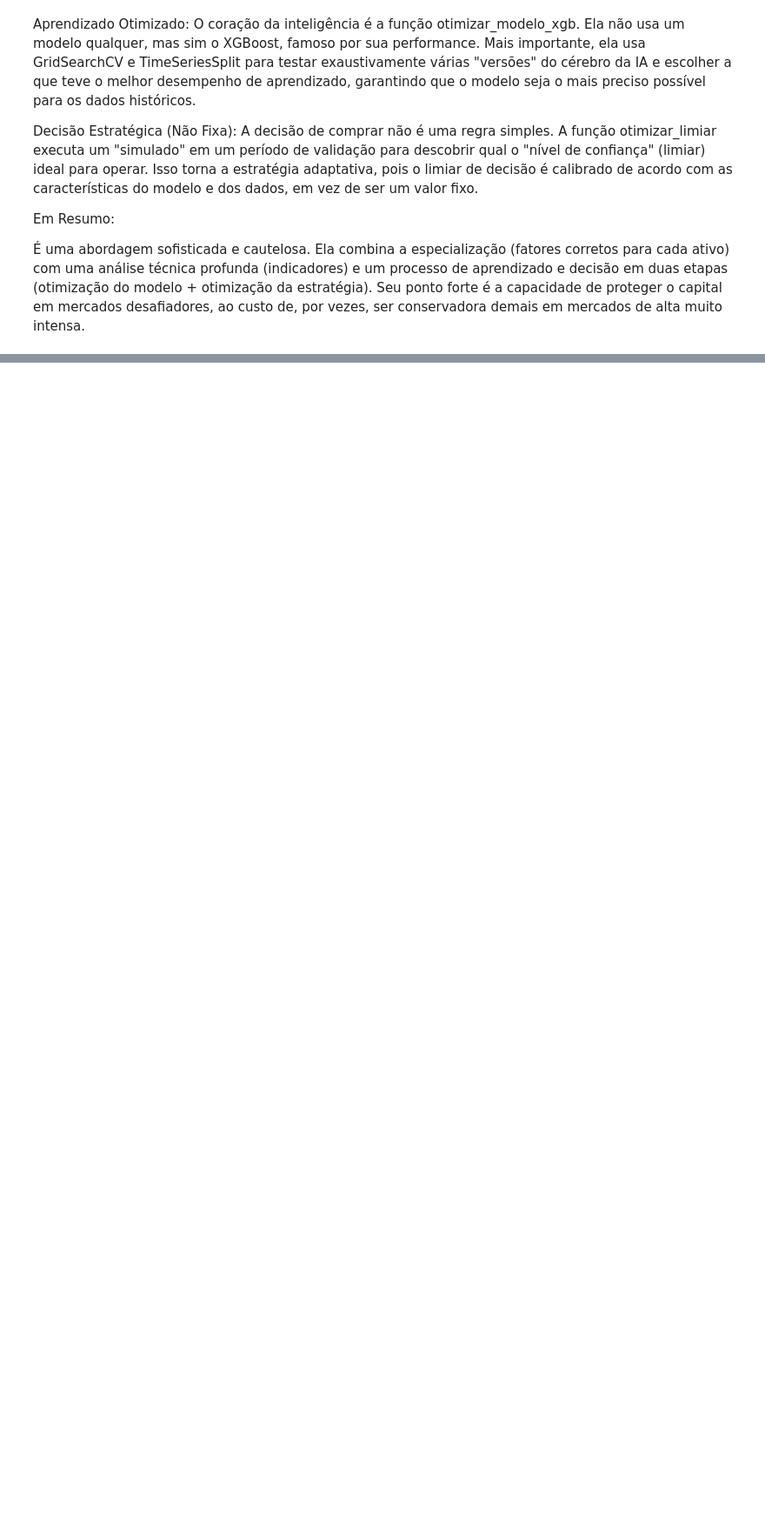
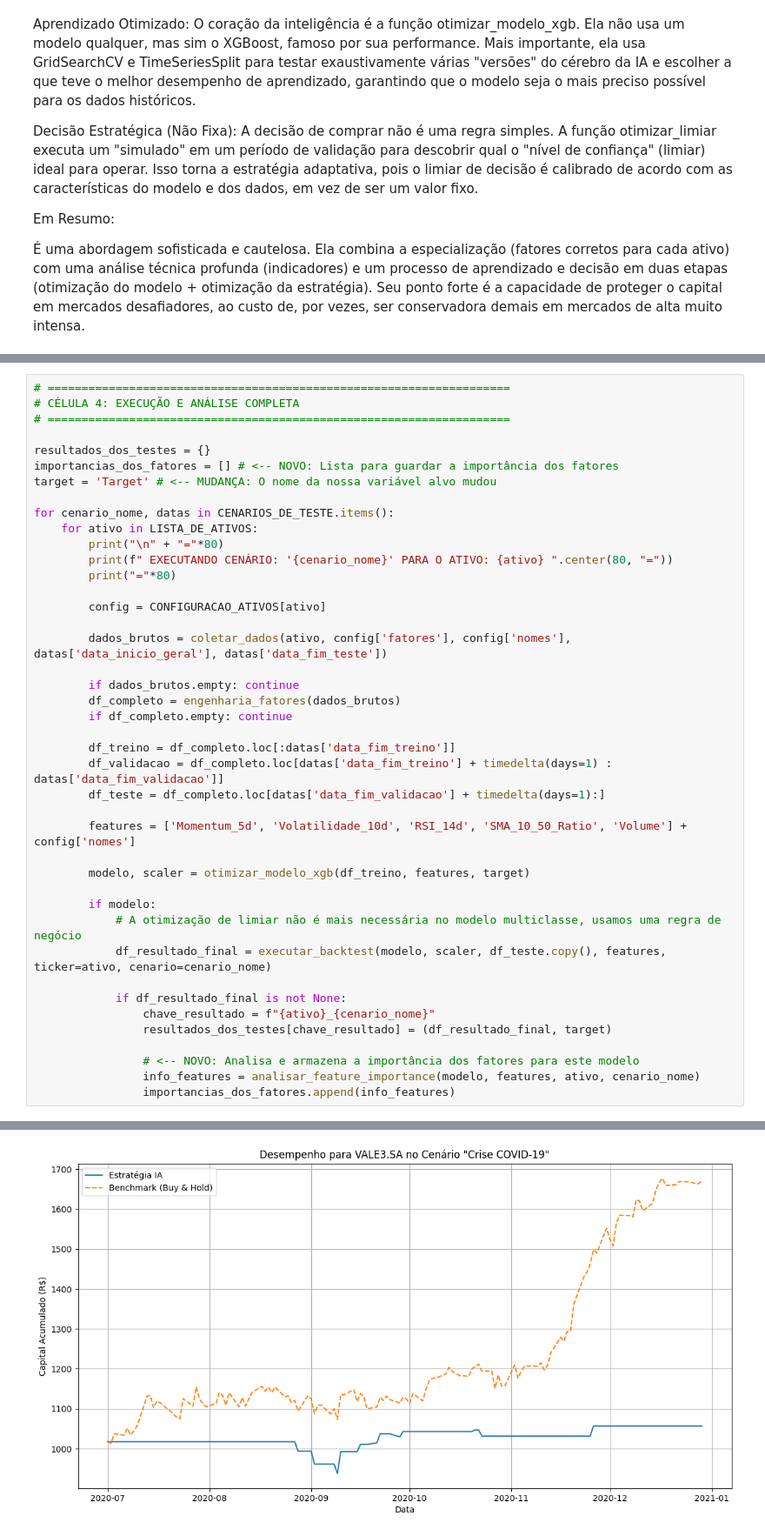
Before and after one commit to JGSEIXAS/DesafioQuantESG, a Jupyter notebook: notebooks/Main_ESG_Prediction.ipynb, the cells around one changed output, grey strips where cells are left out. Shown: that part at 87% size. Cells and saved outputs as stored; diff of their text form; blank space fills up the shorter version.

```diff
--- a/notebooks/Main_ESG_Prediction.ipynb
+++ b/notebooks/Main_ESG_Prediction.ipynb
@@ -1054,0 +280,43 @@ if __name__ == '__main__':
+# %%
+# ====================================================================
+# CÉLULA 4: EXECUÇÃO E ANÁLISE COMPLETA
+# ====================================================================
+
+resultados_dos_testes = {}
+importancias_dos_fatores = [] # <-- NOVO: Lista para guardar a importância dos fatores
+target = 'Target' # <-- MUDANÇA: O nome da nossa variável alvo mudou
+
+for cenario_nome, datas in CENARIOS_DE_TESTE.items():
+    for ativo in LISTA_DE_ATIVOS:
+        print("\n" + "="*80)
+        print(f" EXECUTANDO CENÁRIO: '{cenario_nome}' PARA O ATIVO: {ativo} ".center(80, "="))
+        print("="*80)
+
+        config = CONFIGURACAO_ATIVOS[ativo]
+
+        dados_brutos = coletar_dados(ativo, config['fatores'], config['nomes'], datas['data_inicio_geral'], datas['data_fim_teste'])
+
+        if dados_brutos.empty: continue
+        df_completo = engenharia_fatores(dados_brutos)
+        if df_completo.empty: continue
+
+        df_treino = df_completo.loc[:datas['data_fim_treino']]
+        df_validacao = df_completo.loc[datas['data_fim_treino'] + timedelta(days=1) : datas['data_fim_validacao']]
+        df_teste = df_completo.loc[datas['data_fim_validacao'] + timedelta(days=1):]
+
+        features = ['Momentum_5d', 'Volatilidade_10d', 'RSI_14d', 'SMA_10_50_Ratio', 'Volume'] + config['nomes']
+
+        modelo, scaler = otimizar_modelo_xgb(df_treino, features, target)
+
+        if modelo:
+            # A otimização de limiar não é mais necessária no modelo multiclasse, usamos uma regra de negócio
+            df_resultado_final = executar_backtest(modelo, scaler, df_teste.copy(), features, ticker=ativo, cenario=cenario_nome)
+
+            if df_resultado_final is not None:
+                chave_resultado = f"{ativo}_{cenario_nome}"
+                resultados_dos_testes[chave_resultado] = (df_resultado_final, target)
+
+                # <-- NOVO: Analisa e armazena a importância dos fatores para este modelo
+                info_features = analisar_feature_importance(modelo, features, ativo, cenario_nome)
+                importancias_dos_fatores.append(info_features)
+# %% [output]
@@ -1054,0 +340 @@ if __name__ == '__main__':
+[figure, added]
```
Also changed, not shown: parts of 10 cells of this notebook, 24 other files.
